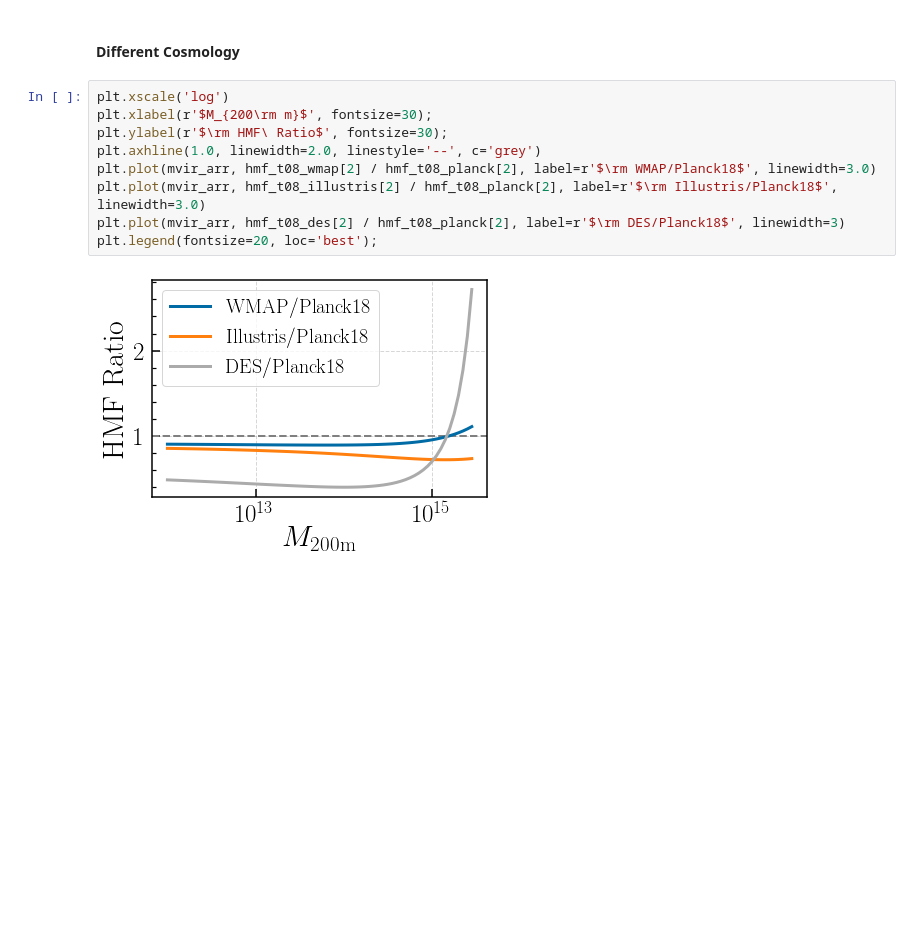
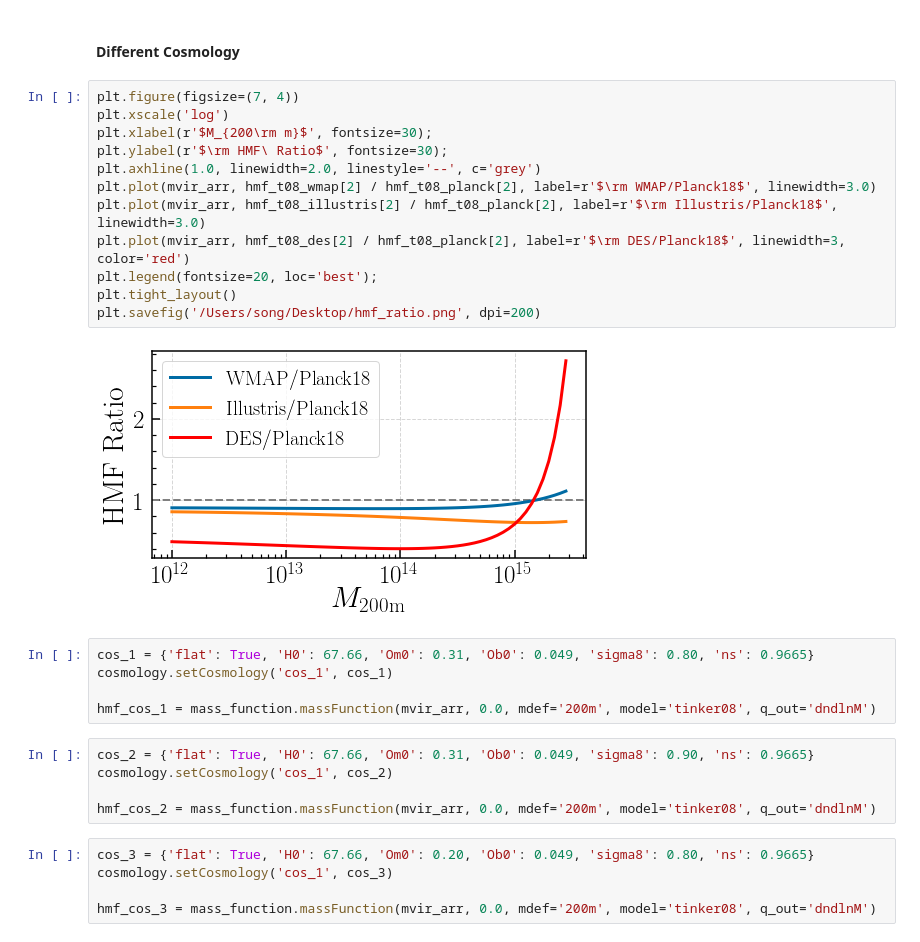
Before and after one commit to dr-guangtou/luandun, a Jupyter notebook: cosmology/cluster/hmf_basic.ipynb, the cells around one changed output. Drawn from its saved outputs; the diff is of its cells as text; blank space fills up the shorter version.

```diff
--- a/cosmology/cluster/hmf_basic.ipynb
+++ b/cosmology/cluster/hmf_basic.ipynb
@@ -160,13 +168,31 @@ plt.legend(fontsize=20, loc='best');
 # %% [markdown]
 #### Different Cosmology
 # %%
+plt.figure(figsize=(7, 4))
 plt.xscale('log')
 plt.xlabel(r'$M_{200\rm m}$', fontsize=30);
 plt.ylabel(r'$\rm HMF\ Ratio$', fontsize=30);
 plt.axhline(1.0, linewidth=2.0, linestyle='--', c='grey')
 plt.plot(mvir_arr, hmf_t08_wmap[2] / hmf_t08_planck[2], label=r'$\rm WMAP/Planck18$', linewidth=3.0)
 plt.plot(mvir_arr, hmf_t08_illustris[2] / hmf_t08_planck[2], label=r'$\rm Illustris/Planck18$', linewidth=3.0)
-plt.plot(mvir_arr, hmf_t08_des[2] / hmf_t08_planck[2], label=r'$\rm DES/Planck18$', linewidth=3)
+plt.plot(mvir_arr, hmf_t08_des[2] / hmf_t08_planck[2], label=r'$\rm DES/Planck18$', linewidth=3, color='red')
 plt.legend(fontsize=20, loc='best');
+plt.tight_layout()
+plt.savefig('/Users/song/Desktop/hmf_ratio.png', dpi=200)
 # %% [output]
-[figure, old version]
+[figure, new version]
+# %%
+cos_1 = {'flat': True, 'H0': 67.66, 'Om0': 0.31, 'Ob0': 0.049, 'sigma8': 0.80, 'ns': 0.9665}
+cosmology.setCosmology('cos_1', cos_1)
+
+hmf_cos_1 = mass_function.massFunction(mvir_arr, 0.0, mdef='200m', model='tinker08', q_out='dndlnM')
+# %%
+cos_2 = {'flat': True, 'H0': 67.66, 'Om0': 0.31, 'Ob0': 0.049, 'sigma8': 0.90, 'ns': 0.9665}
+cosmology.setCosmology('cos_1', cos_2)
+
+hmf_cos_2 = mass_function.massFunction(mvir_arr, 0.0, mdef='200m', model='tinker08', q_out='dndlnM')
+# %%
+cos_3 = {'flat': True, 'H0': 67.66, 'Om0': 0.20, 'Ob0': 0.049, 'sigma8': 0.80, 'ns': 0.9665}
+cosmology.setCosmology('cos_1', cos_3)
+
+hmf_cos_3 = mass_function.massFunction(mvir_arr, 0.0, mdef='200m', model='tinker08', q_out='dndlnM')
```
Also changed, not shown: parts of 6 cells of this notebook, 5 other files.
